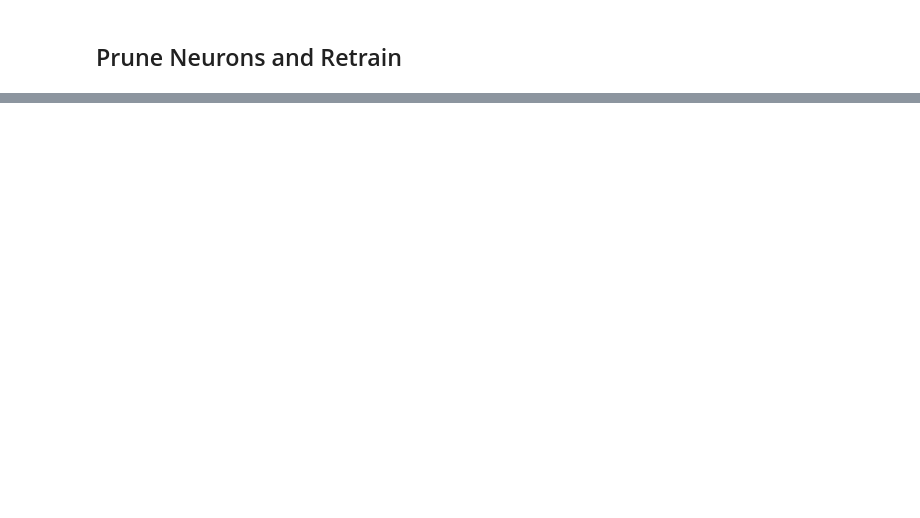
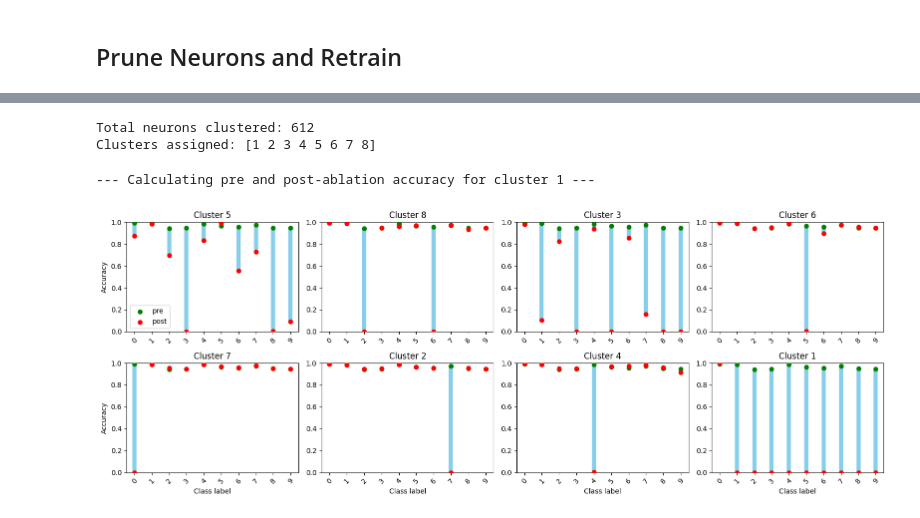
Before and after one commit to Iwe-Coumou/Project-ML, a Jupyter notebook: project.ipynb, the cells around one changed output, grey strips where cells are left out. Drawn from its saved outputs; the diff is of its cells as text; code cells hidden in the pictures; blank space fills up the shorter version.

Commit message:
added pruning loop and clustering with plots

```diff
--- a/project.ipynb
+++ b/project.ipynb
@@ -104,2 +74,0 @@ model.prune_hidden_neurons(train_loader,prune_rate=0.2)
-# %%
-model.train_model(train_loader, val_loader, epochs=5)
@@ -114,4 +74,0 @@ model.train_model(train_loader, val_loader, epochs=5)
-# %%
-train_acc = model.accuracy(train_loader)
-val_acc = model.accuracy(val_loader)
-test_acc = model.accuracy(test_loader)
@@ -121,0 +150,2 @@ Train: 96.78%, Validation: 96.49%, Test: 96.57%
+# %%
+layer_data_post_pruning = pruned_model.get_layer_data(train_loader)
@@ -121,0 +156,32 @@ Train: 96.78%, Validation: 96.49%, Test: 96.57%
+# %%
+from scipy.cluster.hierarchy import linkage, fcluster
+
+hidden_layers = [k for k in layer_data_post_pruning.keys() if 'layer_' in k]
+
+all_neuron_activations = []
+for layer_name in hidden_layers:
+    acts = layer_data_post_pruning[layer_name]['post_activation']
+    all_neuron_activations.append(acts)
+
+all_neuron_activations = torch.cat(all_neuron_activations, dim=1)
+
+layer_mapping = []
+start_idx = 0
+for layer_name in hidden_layers:
+    n_neurons = layer_data_post_pruning[layer_name]['post_activation'].shape[1]
+    end_idx = start_idx + n_neurons
+    layer_mapping.append((layer_name, start_idx, end_idx))
+    start_idx = end_idx
+
+neurons_for_clustering = all_neuron_activations.T.numpy()
+
+Z = linkage(neurons_for_clustering, method='ward', metric='euclidean')
+
+n_clusters = 8
+clusters = fcluster(Z, t=n_clusters, criterion='maxclust')
+
+print(f"Total neurons clustered: {neurons_for_clustering.shape[0]}")
+print(f"Clusters assigned: {np.unique(clusters)}")
+# %% [output]
+Total neurons clustered: 612
+Clusters assigned: [1 2 3 4 5 6 7 8]
@@ -121,0 +345,18 @@ Train: 96.78%, Validation: 96.49%, Test: 96.57%
+# %%
+cluster_map = defaultdict(list)
+for neuron_idx, cluster_id in enumerate(clusters):
+    cluster_map[cluster_id].append(neuron_idx)
+
+cluster_results = {}
+for cluster_id, neuron_indices in cluster_map.items():
+    per_class_acc = cluster_criticality_per_class(
+        pruned_model,
+        neuron_indices,
+        layer_mapping,
+        val_loader,
+        cluster_id,
+        device=device
+    )
+    cluster_results[cluster_id] = per_class_acc
+# %% [output]
+--- Calculating pre and post-ablation accuracy for cluster 1 ---
@@ -121,0 +417,4 @@ Train: 96.78%, Validation: 96.49%, Test: 96.57%
+# %%
+cluster_class_changes = plot_cluster_accuracy_bars(cluster_results, target_labels=list(range(10)))
+# %% [output]
+[figure, added]
```
Also changed, not shown: parts of 19 cells of this notebook, 2 other files.
